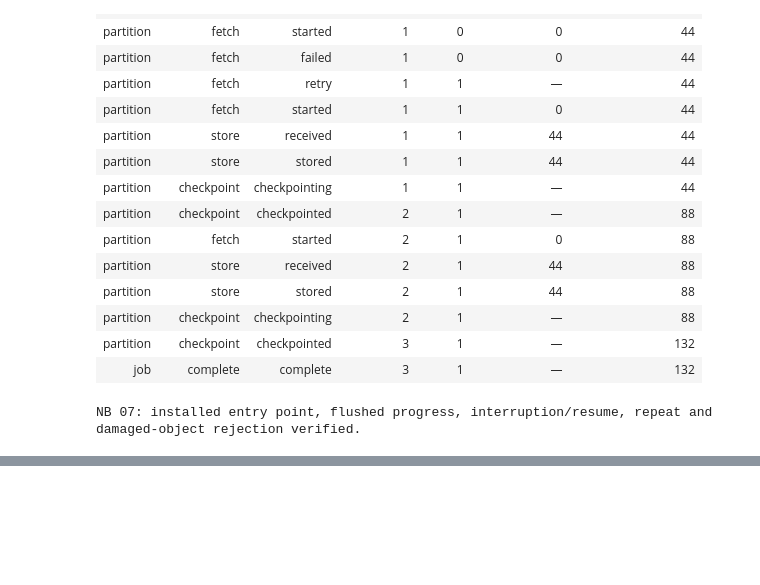
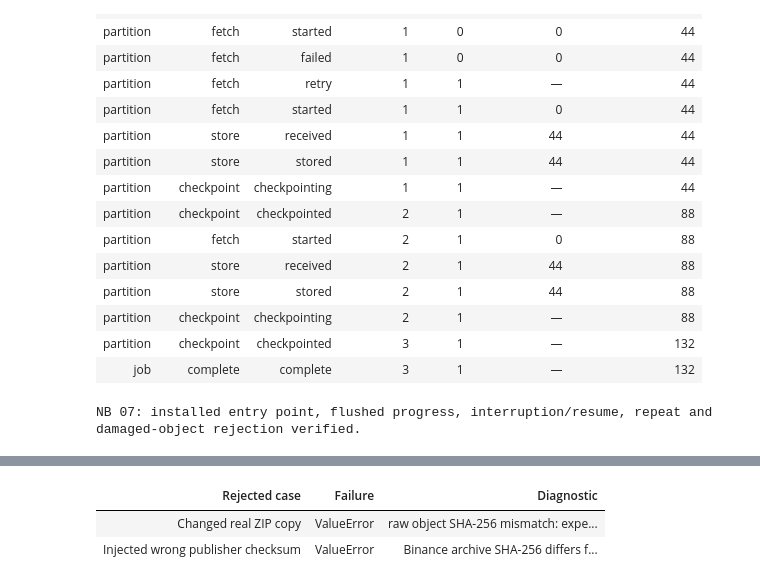
Before and after one commit to lixuanguang/alpha-research-lab-private, a Jupyter notebook: examples/research-foundations.ipynb, the cells around one changed output, grey strips where cells are left out. Drawn from its saved outputs; the diff is of its cells as text; code cells hidden in the pictures; blank space fills up the shorter version.

```diff
--- a/examples/research-foundations.ipynb
+++ b/examples/research-foundations.ipynb
@@ -1569,0 +1792,35 @@ This is synthetic installed-consumer evidence. The permitted bounded source down
+# %%
+# project library imports
+from alpha_research.data.providers.binance.transport import BinanceArchiveTransport
+
+if real_binance_directory is not None:
+    real_failure_rows = []
+    with real_store.open(descriptor=descriptor, request=real_request) as saved:
+        verified_zip = saved.read()
+    with TemporaryDirectory(prefix="binance-rejection-") as temporary:
+        changed = Path(temporary) / "changed.zip"
+        changed.write_bytes(b"X" + verified_zip[1:])
+        try:
+            descriptor.verify(changed, request=real_request)
+        except ValueError as error:
+            real_failure_rows.append(("Changed real ZIP copy", type(error).__name__, str(error)))
+        else:
+            raise AssertionError("Changed source bytes were accepted")
+    bad_checksum = b"0" * 64 + f"  {real_request.instrument.symbol}-trades-{real_request.start.date()}.zip\n".encode()
+    with patch.object(BinanceArchiveTransport, "_get", side_effect=[bad_checksum, verified_zip]):
+        try:
+            BinanceArchiveTransport(HTTPSConnection("data.binance.vision"), timeout_seconds=10, max_bytes=BINANCE_MAX_BYTES).fetch(
+                real_request, permitted_rights_reference=real_run.job.rights_reference, api_key=None,
+            )
+        except ValueError as error:
+            real_failure_rows.append(("Injected wrong publisher checksum", type(error).__name__, str(error)))
+        else:
+            raise AssertionError("A mismatched publisher checksum was accepted")
+    NotebookDisplay.show_table(("Rejected case", "Failure", "Diagnostic"), real_failure_rows)
+    del verified_zip
+else:
+    print("Actual-source failure examples skipped in this offline run.")
+# %% [output]
+| Rejected case | Failure | Diagnostic |
+| Changed real ZIP copy | ValueError | raw object SHA-256 mismatch: expe... |
+| Injected wrong publisher checksum | ValueError | Binance archive SHA-256 differs f... |
```
Also changed, not shown: parts of 21 cells of this notebook, 18 other files.
